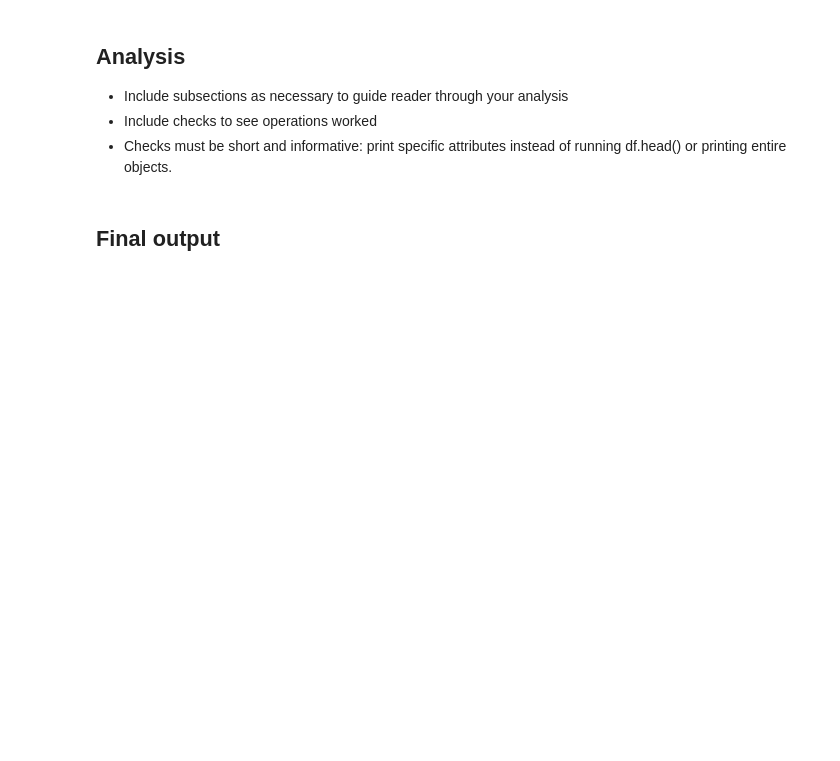
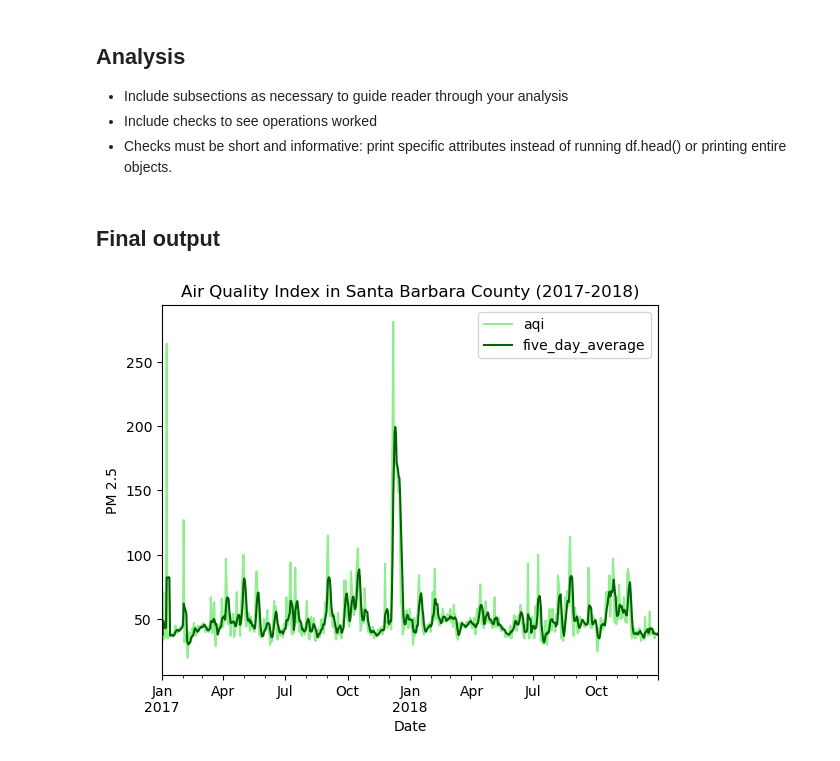
Before and after one commit to amandaherbst/eds220-thomas-fire, a Jupyter notebook: hwk4-task3-thomas-fire.ipynb, the cells around one changed output. Cells and saved outputs as stored; diff of their text form; code cells hidden in the pictures; blank space fills up the shorter version.

```diff
--- a/hwk4-task3-thomas-fire.ipynb
+++ b/hwk4-task3-thomas-fire.ipynb
@@ -49,5 +49,34 @@ ca_fire = gpd.read_file('data/California_Fire_Perimeters_2017/California_Fire_Pe
 - Include subsections as necessary to guide reader through your analysis
 - Include checks to see operations worked
 - Checks must be short and informative: print specific attributes instead of running df.head() or printing entire objects.
+# %%
+# join the aqi datasets together
+aqi = pd.concat([aqi_17, aqi_18])
+# tidy aqi column names
+aqi.columns = aqi.columns.str.lower().str.replace(' ','_')
+# filter by county name, and then only keep columns from date to the number of sites reporting
+aqi_sb = aqi[aqi.county_name == 'Santa Barbara'].loc[:,'date':'number_of_sites_reporting']
+# check date column object type
+type(aqi_sb.date)
+# convert date column from string to timestamps
+aqi_sb.date = pd.to_datetime(aqi_sb.date)
+
+# set the date column to be the index
+aqi_sb = aqi_sb.set_index('date')
+# check dtype of index
+type(aqi_sb.index)
+# create new column to store the rolling 5 day averages
+aqi_sb['five_day_average'] = aqi_sb.aqi.rolling('5D').mean()
 # %% [markdown]
 ## Final output
+# %%
+# plot daily AQI and 5-day average with updated labels, title, and colors
+aqi_sb.plot(y = ['aqi', 'five_day_average'],
+            xlabel = 'Date',
+            ylabel = 'PM 2.5',
+            color = {'aqi':'lightgreen',
+                    'five_day_average':'darkgreen'},
+            title = 'Air Quality Index in Santa Barbara County (2017-2018)')
+plt.show()
+# %% [output]
+[figure, added]
```
